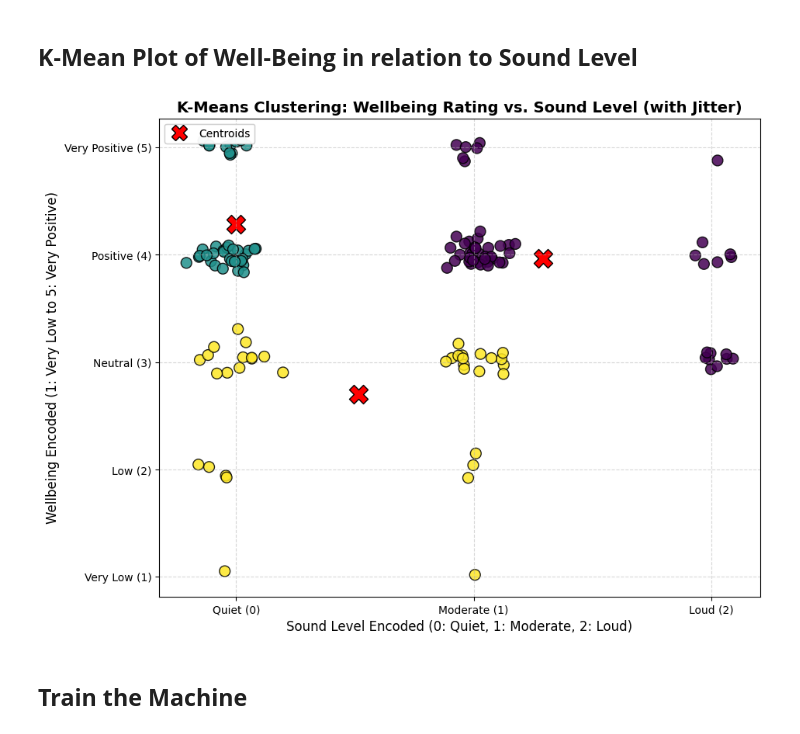
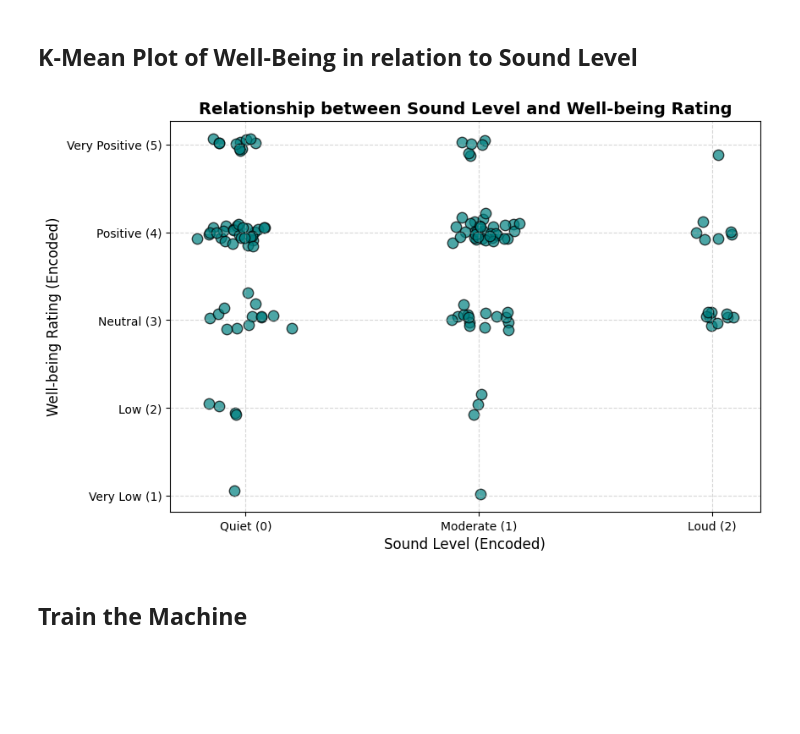
Before and after one commit to deira-v/MachineLearningwPython, a Jupyter notebook: CampusDataProject.ipynb, the cells around one changed output. Cells and saved outputs as stored; diff of their text form; code cells hidden in the pictures; blank space fills up the shorter version.

```diff
--- a/CampusDataProject.ipynb
+++ b/CampusDataProject.ipynb
@@ -22,7 +23,20 @@ Read the encoded data
 Inspect the dataset structure and remove the empty cells
 # %%
 # @title
-df = pd.read_csv('/content/drive/MyDrive/MachineLearningwPython/CampusWalkDataset_Deira.csv', skiprows=4)
+df = pd.read_csv('/content/drive/MyDrive/MachineLearningwPython/CampusWalkDataset_Deira.csv',
+                 skiprows=4
+                 )
+# Remove empty rows and columns
+df.dropna(axis=0, how='all', inplace=True)
+df.dropna(axis=1, how='all', inplace=True)
+
+# Remove unnecessary spaces from column names
+df.columns = df.columns.str.strip()
+
+# Remove unnecessary spaces from text values
+for col in df.select_dtypes(include='object').columns:
+    df[col] = df[col].str.strip()
+
 
 print(df.info())
 print(f"\n Dataset loaded successfully! Total rows: {df.shape[0]}, Columns: {df.shape[1]}")
@@ -303,58 +289,38 @@ wellbeing_encoded
 ## **K-Mean Plot of Well-Being in relation to Sound Level**
 # %%
 import numpy as np
-from sklearn.cluster import KMeans
+import matplotlib.pyplot as plt
 
-# Ensure we have our clean encoded dataframe
-df_encoded = df[['sound_level_encoded', 'wellbeing_encoded']].dropna().copy()
+# Ensure we have a clean DataFrame with both columns and drop any NaN values
+plot_df = df[['sound_level_encoded', 'wellbeing_encoded']].dropna().copy()
 
-# Fit K-Means on the 2D data (e.g., k=3 clusters)
-kmeans = KMeans(n_clusters=3, random_state=42, n_init=10)
-df_encoded['cluster'] = kmeans.fit_predict(df_encoded)
+# Add small random jitter for visualization of discrete points
+np.random.seed(42)
+jitter_x = np.random.normal(0, 0.08, size=len(plot_df))
+jitter_y = np.random.normal(0, 0.08, size=len(plot_df))
 
-# Adding random jitter to visualize discrete values without overlapping
-np.random.seed(42)
-jitter_x = np.random.normal(0, 0.08, size=len(df_encoded))
-jitter_y = np.random.normal(0, 0.08, size=len(df_encoded))
-
-plt.figure(figsize=(10, 8))
-
-# Scatter plot colored by K-Means cluster assignment
-scatter = plt.scatter(
-    df_encoded['sound_level_encoded'] + jitter_x,
-    df_encoded['wellbeing_encoded'] + jitter_y,
-    c=df_encoded['cluster'],
-    cmap='viridis',
-    s=100,
-    alpha=0.85,
-    edgecolors='black'
+plt.figure(figsize=(9, 6))
+plt.scatter(
+    plot_df['sound_level_encoded'] + jitter_x,
+    plot_df['wellbeing_encoded'] + jitter_y,
+    alpha=0.7,
+    color='teal',
+    edgecolors='black',
+    s=80
 )
 
-# Plot the centroids
-centroids = kmeans.cluster_centers_
-plt.scatter(
-    centroids[:, 0],
-    centroids[:, 1],
-    c='red',
-    marker='X',
-    s=300,
-    label='Centroids',
-    edgecolors='black'
-)
+# Labels and titles
+plt.title('Relationship between Sound Level and Well-being Rating', fontsize=14, fontweight='bold')
+plt.xlabel('Sound Level (Encoded)', fontsize=12)
+plt.ylabel('Well-being Rating (Encoded)', fontsize=12)
 
-plt.title('K-Means Clustering: Wellbeing Rating vs. Sound Level (with Jitter)', fontsize=14, fontweight='bold')
-plt.xlabel('Sound Level Encoded (0: Quiet, 1: Moderate, 2: Loud)', fontsize=12)
-plt.ylabel('Wellbeing Encoded (1: Very Low to 5: Very Positive)', fontsize=12)
+# Set ticks to show meaningful category labels
 plt.xticks([0, 1, 2], ['Quiet (0)', 'Moderate (1)', 'Loud (2)'])
 plt.yticks([1, 2, 3, 4, 5], ['Very Low (1)', 'Low (2)', 'Neutral (3)', 'Positive (4)', 'Very Positive (5)'])
 
-# Legend for clusters and centroids
-plt.legend(*scatter.legend_elements(), title="Clusters", loc="lower left")
-plt.gca().add_artist(plt.legend([plt.Line2D([0], [0], marker='X', color='red', linestyle='', markersize=15, markeredgecolor='black')], ['Centroids'], loc='upper left'))
-
 plt.grid(True, linestyle='--', alpha=0.5)
 plt.show()
 # %% [output]
-[figure, old version]
+[figure, new version]
 # %% [markdown]
 ## **Train the Machine**
```
Also changed, not shown: parts of 22 cells of this notebook.
